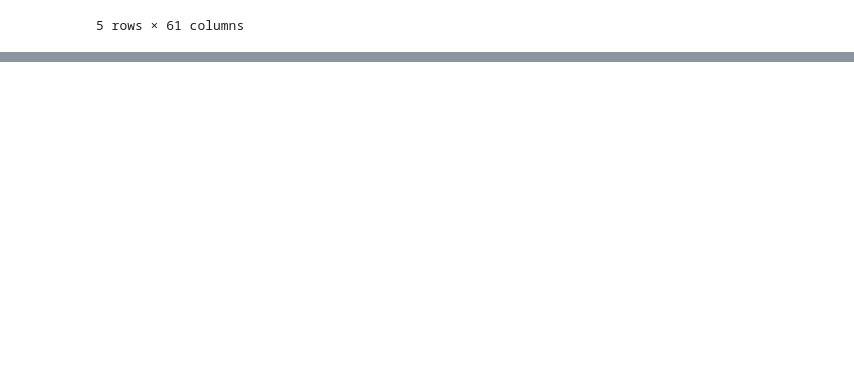
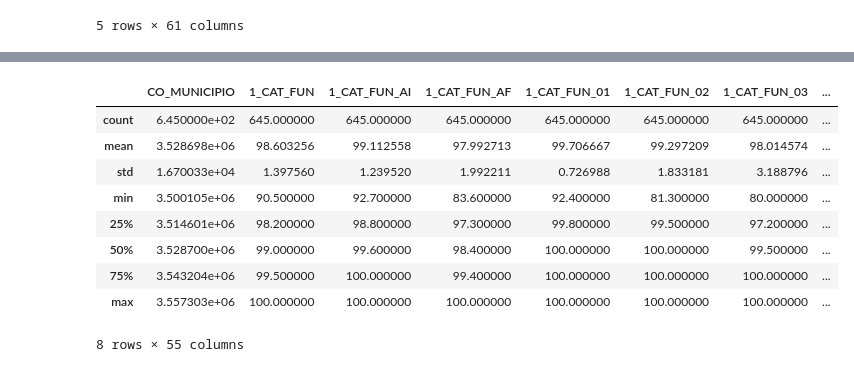
Before and after one commit to brunameinberg/projetobigdata, a Jupyter notebook: main.ipynb, the cells around one changed output, grey strips where cells are left out. Drawn from its saved outputs; the diff is of its cells as text; code cells hidden in the pictures; blank space fills up the shorter version.

```diff
--- a/main.ipynb
+++ b/main.ipynb
@@ -279,0 +260,13 @@ df_sp_clean.compute().head()
+# %%
+df_mun_clean.describe()
+# %% [output]
+|  | CO_MUNICIPIO | 1_CAT_FUN | 1_CAT_FUN_AI | 1_CAT_FUN_AF | 1_CAT_FUN_01 | 1_CAT_FUN_02 | 1_CAT_FUN_03 | ... |
+| count | 6.450000e+02 | 645.000000 | 645.000000 | 645.000000 | 645.000000 | 645.000000 | 645.000000 | ... |
+| mean | 3.528698e+06 | 98.603256 | 99.112558 | 97.992713 | 99.706667 | 99.297209 | 98.014574 | ... |
+| std | 1.670033e+04 | 1.397560 | 1.239520 | 1.992211 | 0.726988 | 1.833181 | 3.188796 | ... |
+| min | 3.500105e+06 | 90.500000 | 92.700000 | 83.600000 | 92.400000 | 81.300000 | 80.000000 | ... |
+| 25% | 3.514601e+06 | 98.200000 | 98.800000 | 97.300000 | 99.800000 | 99.500000 | 97.200000 | ... |
+| 50% | 3.528700e+06 | 99.000000 | 99.600000 | 98.400000 | 100.000000 | 100.000000 | 99.500000 | ... |
+| 75% | 3.543204e+06 | 99.500000 | 100.000000 | 99.400000 | 100.000000 | 100.000000 | 100.000000 | ... |
+| max | 3.557303e+06 | 100.000000 | 100.000000 | 100.000000 | 100.000000 | 100.000000 | 100.000000 | ... |
+8 rows × 55 columns
```
Also changed, not shown: parts of 35 cells of this notebook.
